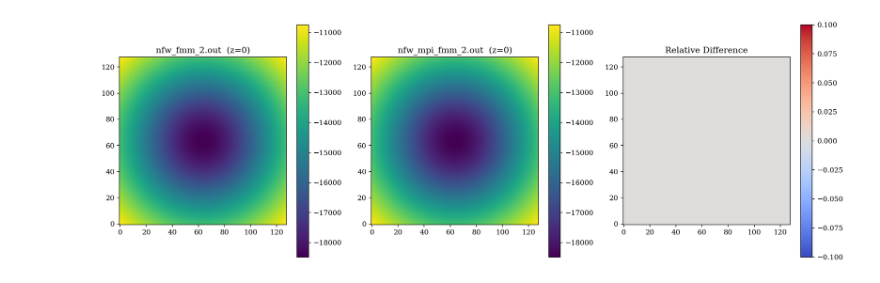
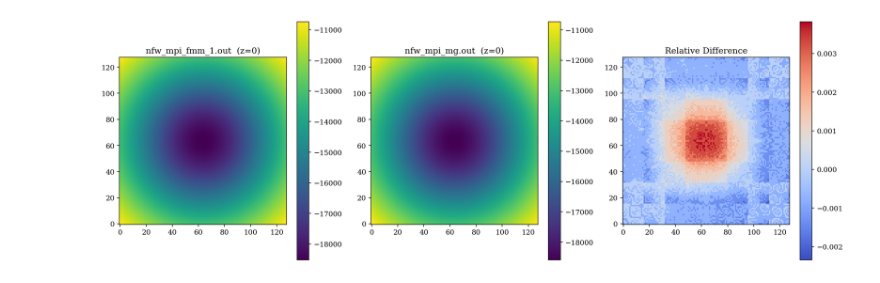
Before and after one commit to Byeol-Haneul/Ramses-FMM, a Jupyter notebook: analyze/mpi.ipynb, the cells around one changed output. Cells and saved outputs as stored; diff of their text form; code cells hidden in the pictures.

```diff
--- a/analyze/mpi.ipynb
+++ b/analyze/mpi.ipynb
@@ -97,11 +98,11 @@ def plot_2d(df1, df2, label1, label2, z_slice):
     plt.savefig(f"./fig/compare_2d_{z_slice}_{label1}_vs_{label2}.png", dpi=200)
     plt.show()
 # %%
-file1 = "nfw_fmm_2.out"
-file2 = "nfw_mpi_fmm_2.out"  # if filename contains "nfw", overlay NFW analytic
+file1 = "nfw_mpi_fmm_1.out"
+file2 = "nfw_mpi_mg.out"  # if filename contains "nfw", overlay NFW analytic
 z_slice = 0
 
 df1, df2, label1, label2 = load_data(file1, file2)
 plot_2d(df1, df2, label1, label2, z_slice)
 # %% [output]
-[figure, old version]
+[figure, new version]
```
Also changed, not shown: parts of 2 cells of this notebook, 10 other files.
